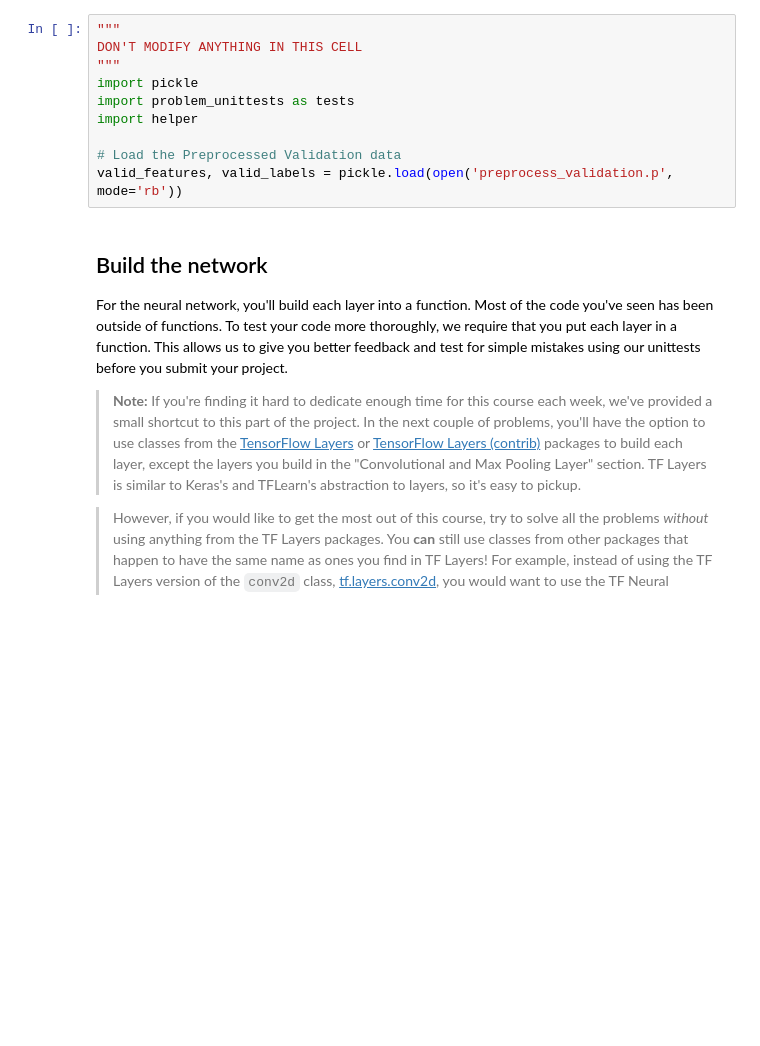
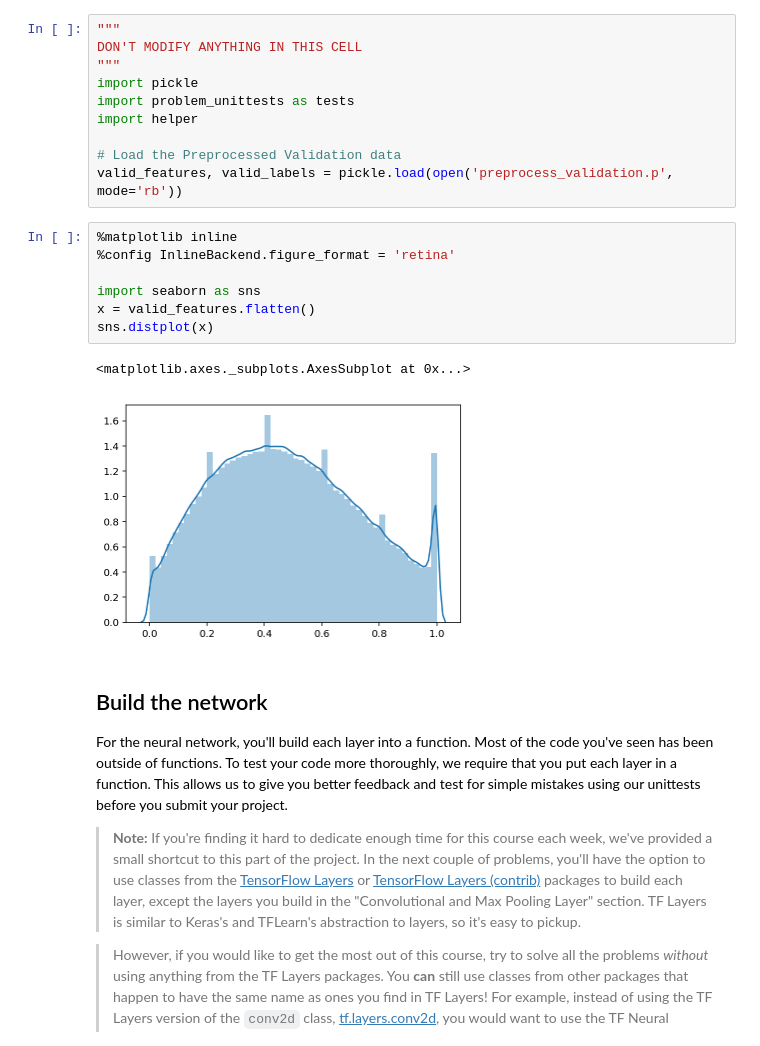
Before and after one commit to msanterre/deep_learning, a Jupyter notebook: image-classification/dlnd_image_classification.ipynb, the cells around one changed output. Drawn from its saved outputs; the diff is of its cells as text; blank space fills up the shorter version.

```diff
--- a/image-classification/dlnd_image_classification.ipynb
+++ b/image-classification/dlnd_image_classification.ipynb
@@ -152,6 +152,16 @@ import helper
 
 # Load the Preprocessed Validation data
 valid_features, valid_labels = pickle.load(open('preprocess_validation.p', mode='rb'))
+# %%
+%matplotlib inline
+%config InlineBackend.figure_format = 'retina'
+
+import seaborn as sns
+x = valid_features.flatten()
+sns.distplot(x)
+# %% [output]
+<matplotlib.axes._subplots.AxesSubplot at 0x...>
+[figure, added]
 # %% [markdown]
 ## Build the network
 For the neural network, you'll build each layer into a function.  Most of the code you've seen has been outside of functions. To test your code more thoroughly, we require that you put each layer in a function.  This allows us to give you better feedback and test for simple mistakes using our unittests before you submit your project.
```
Also changed, not shown: parts of 9 cells of this notebook.
